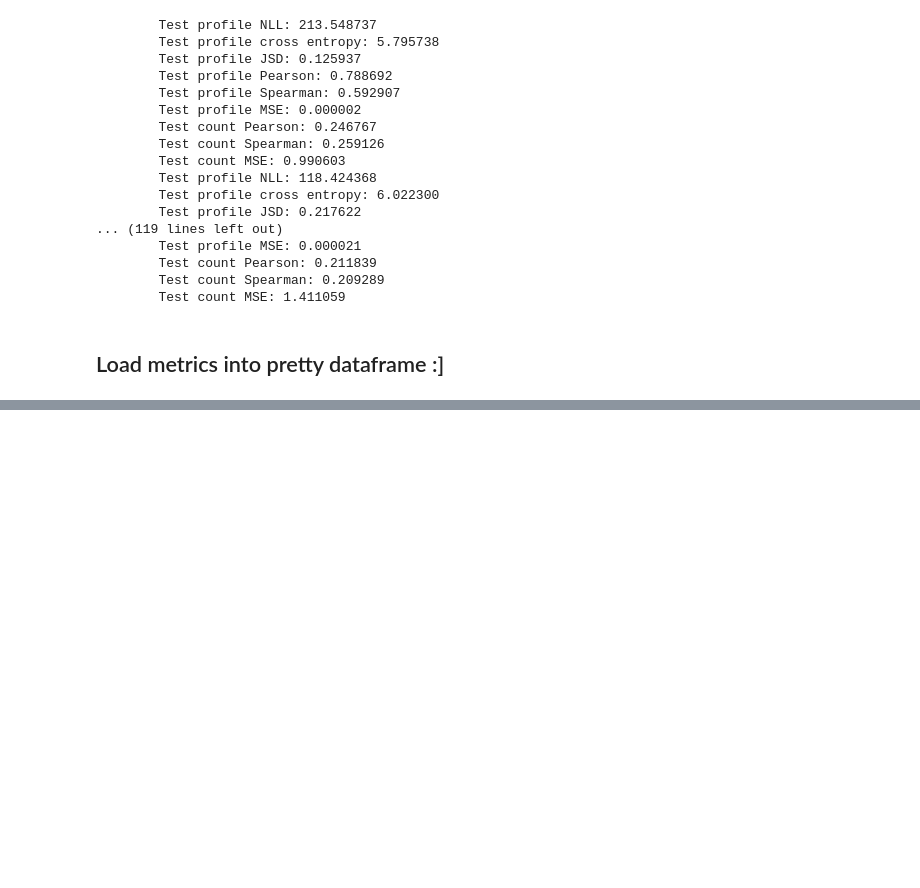
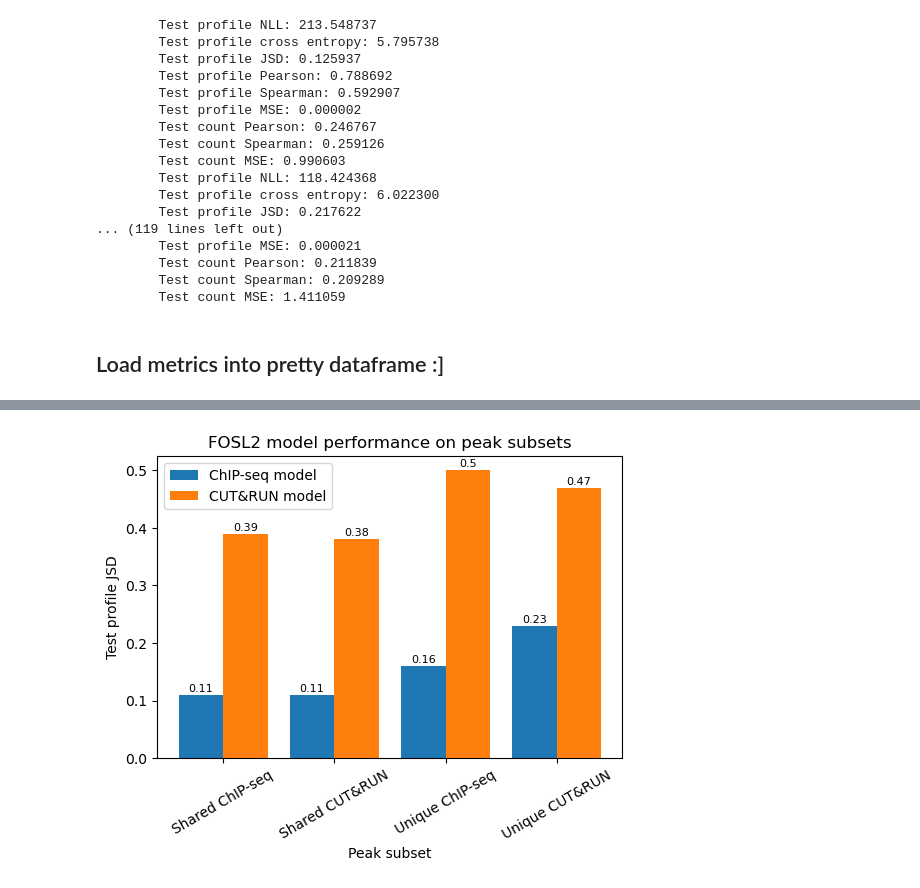
Before and after one commit to katie-sp/bpnet-internship, a Jupyter notebook: reports/katie_notebooks/summer2022_analysis/metrics_across_subsets.ipynb, the cells around one changed output, grey strips where cells are left out. Saved outputs shown, nothing was run; the diff lists cells and outputs as text; code cells hidden in the pictures; blank space fills up the shorter version.

```diff
--- a/reports/katie_notebooks/summer2022_analysis/metrics_across_subsets.ipynb
+++ b/reports/katie_notebooks/summer2022_analysis/metrics_across_subsets.ipynb
@@ -35,6 +35,17 @@ assays = ['chip-seq', 'cutnrun'] * 2
 controls = list(assay == 'chip-seq' for assay in assays)
 save_paths = list(save_path_root + tfs[i] + '/' + assays[i] + '_model/' for i in range(len(tfs)))
 peak_subsets = ['unique', 'shared']
+
+
+path_ids = ['CTCF chip-seq model', 'CTCF cutnrun model', 'FOSL2 chip-seq model', 'FOSL2 cutnrun model']
+
+keys = ['shared_chip_loader',
+ 'shared_cut_loader',
+ 'unique_chip_loader',
+ 'unique_cut_loader']
+
+data_ids = ['true_counts', 'log_pred_counts', 'true_profs', 'log_pred_profs']
+plt.rcParams['figure.dpi'] = 100
 # %% [markdown]
 ## Save preds by subset
 # %%
@@ -313,0 +316,34 @@ metrics.loc['FOSL2 chip-seq model':'FOSL2 cutnrun model',:]
+# %%
+def plot_metrics(tf, metric):
+    subsets = ['shared chip loader', 'shared cut loader', 'unique chip loader', 'unique cut loader']
+
+    labels = ['Shared ChIP-seq', 'Shared CUT&RUN', 'Unique ChIP-seq', 'Unique CUT&RUN']
+
+    chip_rects_values = list(metrics.loc[(f'{tf} chip-seq model', subset), metric] for subset in subsets)
+    cut_rects_values = list(metrics.loc[(f'{tf} cutnrun model', subset), metric] for subset in subsets)
+
+    width = 0.4       # the width of the bars: can also be len(x) sequence
+    ind = np.arange(len(labels))
+
+    fig, ax = plt.subplots()
+
+    # ChIP-seq model
+    chip_rects = ax.bar(ind - width/2, chip_rects_values, width, label='ChIP-seq model')
+
+    # CUT&RUN model
+    cut_rects = ax.bar(ind + width/2, cut_rects_values, width, label='CUT&RUN model')
+
+    ax.set_xticks(ind, labels, rotation=30)
+    ax.set_xlabel('Peak subset')
+    ax.set_ylabel(metric)
+    ax.set_title(f'{tf} model performance on peak subsets')
+    ax.legend()
+
+    ax.bar_label(chip_rects, padding=1, fontsize=8)
+    ax.bar_label(cut_rects, padding=1, fontsize=8)
+
+    plt.show()
+# %%
+plot_metrics('FOSL2', 'Test profile JSD')
+# %% [output]
+[figure, added]
```
Also changed, not shown: parts of 4 cells of this notebook, 2 other files.
